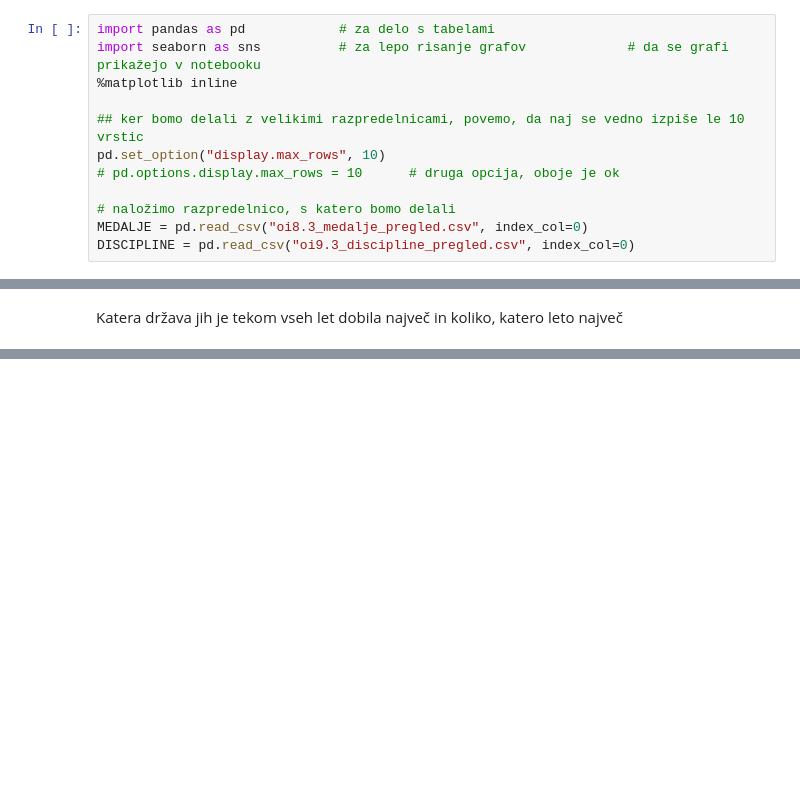
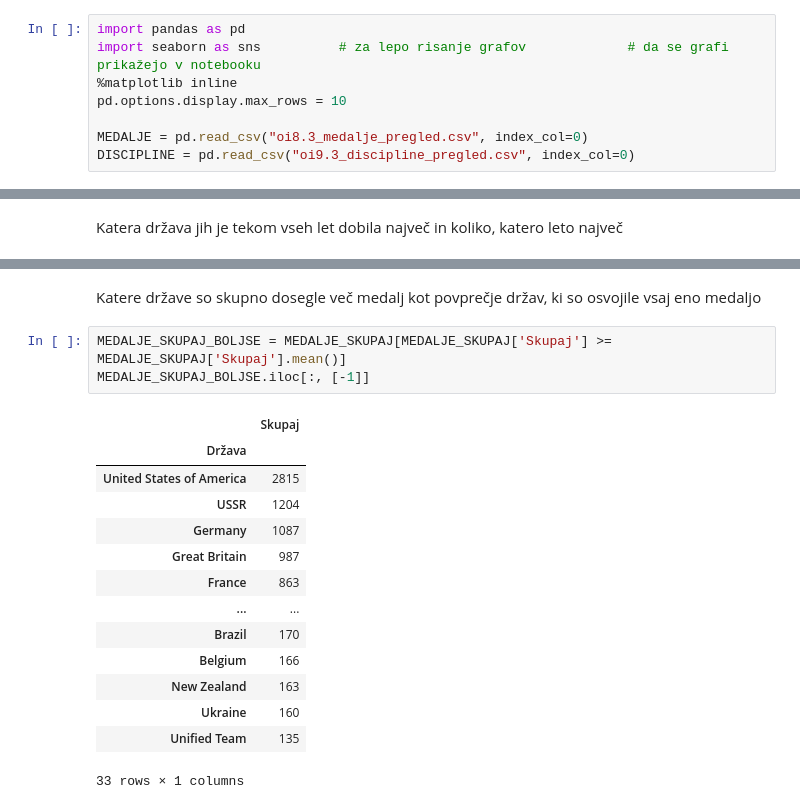
Before and after one commit to Kajaaa9/seminarska_naloga-olimpijske_igre, a Jupyter notebook: oi5_analiza.ipynb, the cells around one changed output, grey strips where cells are left out. Saved outputs shown, nothing was run; the diff lists cells and outputs as text; blank space fills up the shorter version.

```diff
--- a/oi5_analiza.ipynb
+++ b/oi5_analiza.ipynb
@@ -5,14 +5,10 @@ Analiza dosežkov na olimpijskih igrah po državah in pogostosti posameznih špo
 # %% [markdown]
 ## Uvoz podatkov
 # %%
-import pandas as pd            # za delo s tabelami
+import pandas as pd
 import seaborn as sns          # za lepo risanje grafov             # da se grafi prikažejo v notebooku
 %matplotlib inline
+pd.options.display.max_rows = 10
 
-## ker bomo delali z velikimi razpredelnicami, povemo, da naj se vedno izpiše le 10 vrstic
-pd.set_option("display.max_rows", 10)
-# pd.options.display.max_rows = 10      # druga opcija, oboje je ok
-
-# naložimo razpredelnico, s katero bomo delali
 MEDALJE = pd.read_csv("oi8.3_medalje_pregled.csv", index_col=0)
 DISCIPLINE = pd.read_csv("oi9.3_discipline_pregled.csv", index_col=0)
@@ -127,0 +147,20 @@ Največ medalj so osvojili leta 1984 v mestu Los Angeles in sicer 174.
+# %% [markdown]
+Katere države so skupno dosegle več medalj kot povprečje držav, ki so osvojile vsaj eno medaljo
+# %%
+MEDALJE_SKUPAJ_BOLJSE = MEDALJE_SKUPAJ[MEDALJE_SKUPAJ['Skupaj'] >= MEDALJE_SKUPAJ['Skupaj'].mean()]
+MEDALJE_SKUPAJ_BOLJSE.iloc[:, [-1]]
+# %% [output]
+|  | Skupaj |
+| Država |  |
+| United States of America | 2815 |
+| USSR | 1204 |
+| Germany | 1087 |
+| Great Britain | 987 |
+| France | 863 |
+| ... | ... |
+| Brazil | 170 |
+| Belgium | 166 |
+| New Zealand | 163 |
+| Ukraine | 160 |
+| Unified Team | 135 |
+33 rows × 1 columns
```
Also changed, not shown: parts of 19 cells of this notebook.
